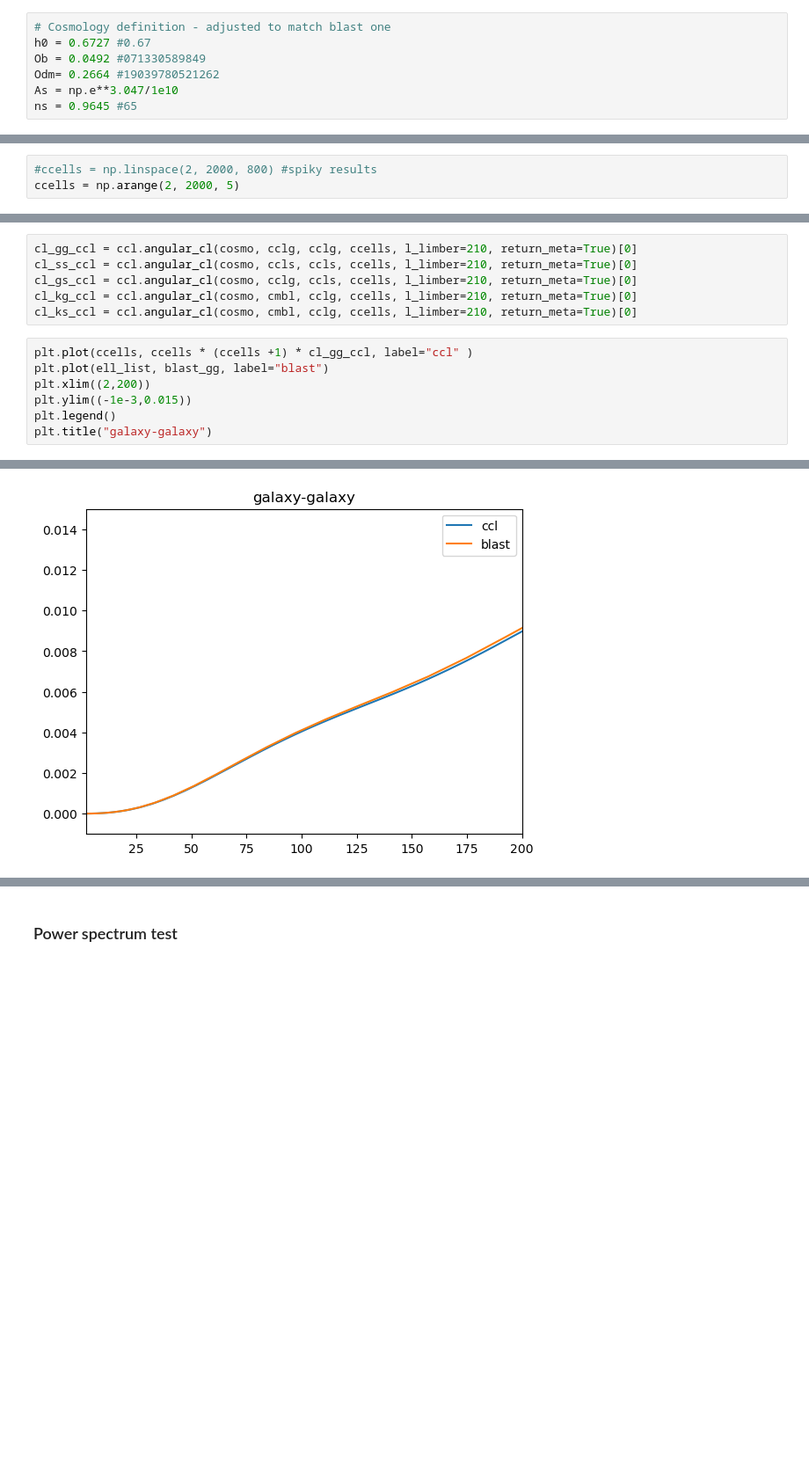
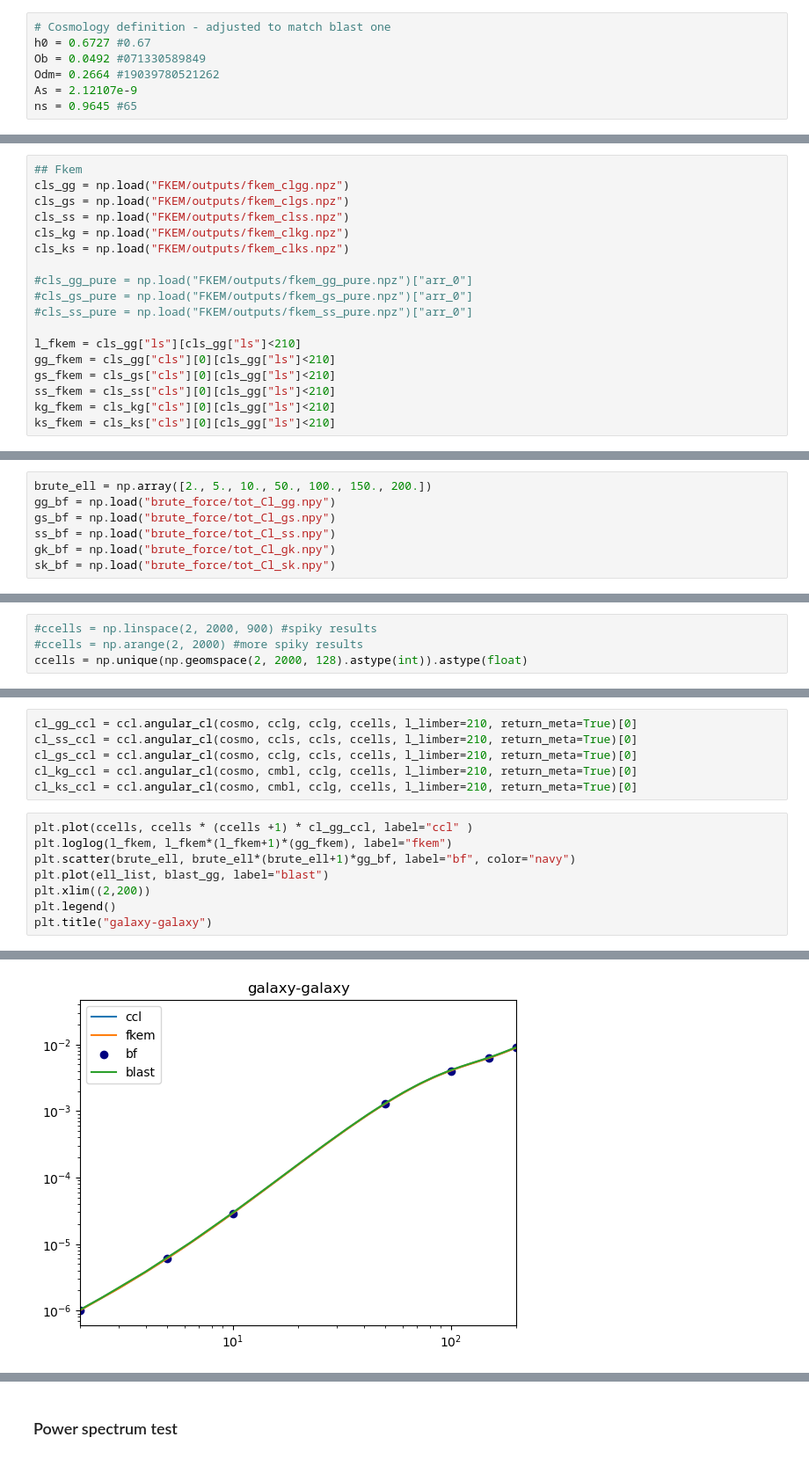
Before and after one commit to sofiachiarenza/Blastoise, a Jupyter notebook: ccl_cls.ipynb, the cells around one changed output, grey strips where cells are left out. Shown at 88% size. Saved outputs shown, nothing was run; the diff lists cells and outputs as text; blank space fills up the shorter version.

```diff
--- a/ccl_cls.ipynb
+++ b/ccl_cls.ipynb
@@ -7,7 +7,7 @@ import pylab as plt
 h0 = 0.6727 #0.67
 Ob = 0.0492 #071330589849
 Odm= 0.2664 #19039780521262
-As = np.e**3.047/1e10
+As = 2.12107e-9
 ns = 0.9645 #65
 # %%
 nofz = np.load("data/mynz.npy")
@@ -91,3 +93,21 @@ plt.ylim((-0.2,0.2))
+# %%
+## Fkem
+cls_gg = np.load("FKEM/outputs/fkem_clgg.npz")
+cls_gs = np.load("FKEM/outputs/fkem_clgs.npz")
+cls_ss = np.load("FKEM/outputs/fkem_clss.npz")
+cls_kg = np.load("FKEM/outputs/fkem_clkg.npz")
+cls_ks = np.load("FKEM/outputs/fkem_clks.npz")
+
+#cls_gg_pure = np.load("FKEM/outputs/fkem_gg_pure.npz")["arr_0"]
+#cls_gs_pure = np.load("FKEM/outputs/fkem_gs_pure.npz")["arr_0"]
+#cls_ss_pure = np.load("FKEM/outputs/fkem_ss_pure.npz")["arr_0"]
+
+l_fkem = cls_gg["ls"][cls_gg["ls"]<210]
+gg_fkem = cls_gg["cls"][0][cls_gg["ls"]<210]
+gs_fkem = cls_gs["cls"][0][cls_gg["ls"]<210]
+ss_fkem = cls_ss["cls"][0][cls_gg["ls"]<210]
+kg_fkem = cls_kg["cls"][0][cls_gg["ls"]<210]
+ks_fkem = cls_ks["cls"][0][cls_gg["ls"]<210]
 # %%
 ell_list = np.load("data/ell_list.npy")
 blast_gg = np.load("blast_cls/D_gg.npy")
@@ -95,6 +115,13 @@ blast_ss = np.load("blast_cls/D_ss.npy")
 blast_gs = np.load("blast_cls/D_gs.npy")
 blast_gcmbl = np.load("blast_cls/D_gcmbl.npy")
 blast_scmbl = np.load("blast_cls/D_scmbl.npy")
+# %%
+brute_ell = np.array([2., 5., 10., 50., 100., 150., 200.])
+gg_bf = np.load("brute_force/tot_Cl_gg.npy")
+gs_bf = np.load("brute_force/tot_Cl_gs.npy")
+ss_bf = np.load("brute_force/tot_Cl_ss.npy")
+gk_bf = np.load("brute_force/tot_Cl_gk.npy")
+sk_bf = np.load("brute_force/tot_Cl_sk.npy")
 # %% [raw]
 ell_list = np.load("ell_list.npy")
 blast_gg = np.load("blast_cls/blast_gg.npy")
@@ -103,5 +130,6 @@ blast_gs = np.load("blast_cls/blast_gs.npy")
 blast_gcmbl = np.load("blast_cls/blast_gcmbl.npy")
 blast_scmbl = np.load("blast_cls/blast_scmbl.npy")
 # %%
-#ccells = np.linspace(2, 2000, 800) #spiky results
-ccells = np.arange(2, 2000, 5)
+#ccells = np.linspace(2, 2000, 900) #spiky results
+#ccells = np.arange(2, 2000) #more spiky results
+ccells = np.unique(np.geomspace(2, 2000, 128).astype(int)).astype(float)
@@ -135,11 +141,12 @@ cl_kg_ccl = ccl.angular_cl(cosmo, cmbl, cclg, ccells, l_limber=210, return_meta=
 cl_ks_ccl = ccl.angular_cl(cosmo, cmbl, cclg, ccells, l_limber=210, return_meta=True)[0]
 # %%
 plt.plot(ccells, ccells * (ccells +1) * cl_gg_ccl, label="ccl" )
+plt.loglog(l_fkem, l_fkem*(l_fkem+1)*(gg_fkem), label="fkem")
+plt.scatter(brute_ell, brute_ell*(brute_ell+1)*gg_bf, label="bf", color="navy")
 plt.plot(ell_list, blast_gg, label="blast")
 plt.xlim((2,200))
-plt.ylim((-1e-3,0.015))
 plt.legend()
 plt.title("galaxy-galaxy")
 # %% [output]
 Text(0.5, 1.0, 'galaxy-galaxy')
-[figure, old version]
+[figure, new version]
```
Also changed, not shown: parts of 14 cells of this notebook, 6 other files.
